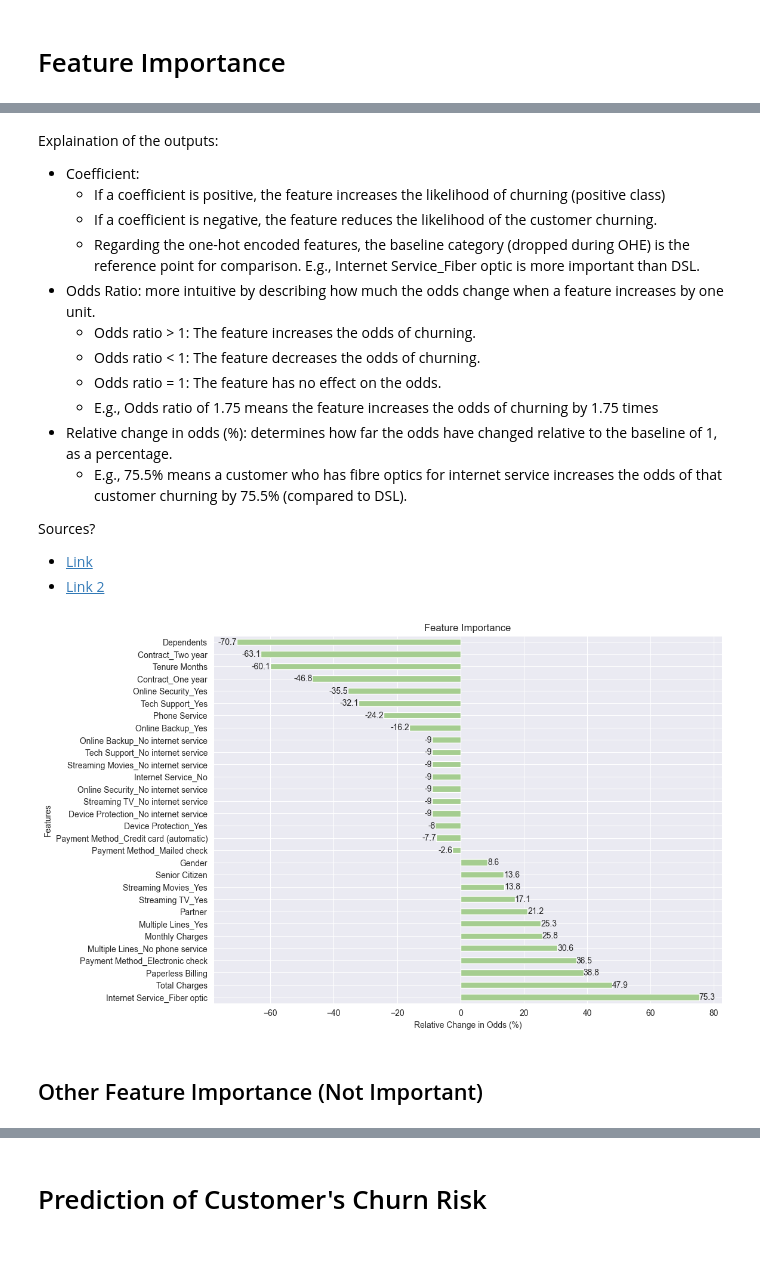
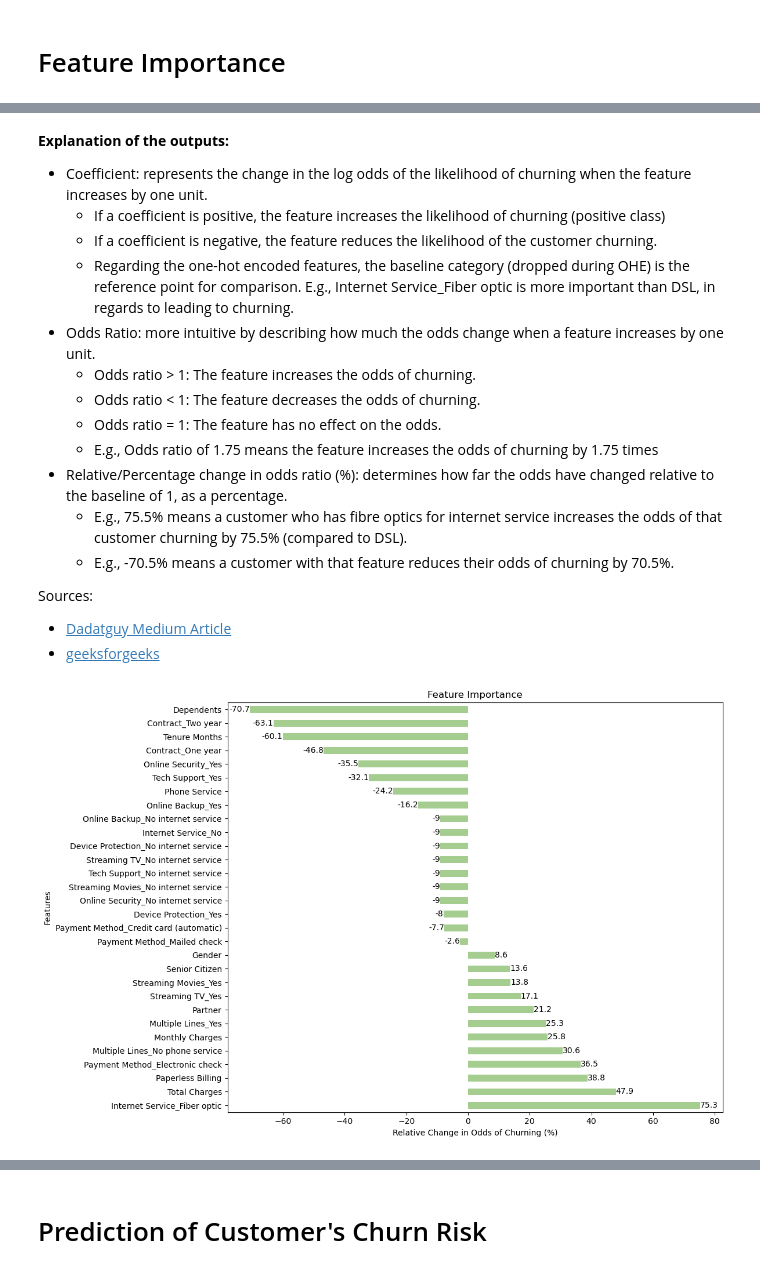
Before and after one commit to IsabelleRaj/Swan-Consulting, a Jupyter notebook: Customer_Guardians_Swan_Project.ipynb, the cells around one changed output, grey strips where cells are left out. Saved outputs shown, nothing was run; the diff lists cells and outputs as text; code cells hidden in the pictures.

Commit message:
Updated feature importance and appendix sections

```diff
--- a/Customer_Guardians_Swan_Project.ipynb
+++ b/Customer_Guardians_Swan_Project.ipynb
@@ -980,7 +985,7 @@ fe_cols = ['Gender', 'Senior Citizen', 'Partner', 'Dependents', 'Tenure Months',
        'Payment Method_Credit card (automatic)',
        'Payment Method_Electronic check', 'Payment Method_Mailed check']
 # %%
-## Insights on the feature's coefficients, odds ratio and log odds (percentage change in odds)
+## Insights on the feature's coefficients, odds ratio and percentage odds ratio
 
 # Create a variable to store the logisitic model's coefficient for each feature
 coefficients = lr.coef_[0]
@@ -988,7 +993,7 @@ coefficients = lr.coef_[0]
 # Calculate the odds ratio from each coefficient
 odds_ratios = np.exp(coefficients)
 
-# Calculate the relative odds change as a percentage using the log odds of the feature
+# Calculate the relative odds ratio change as a percentage
 percent = ((odds_ratios - 1)*100).round(1)
 
 # Display as a dataframe
@@ -996,7 +1001,8 @@ feature_importance = pd.DataFrame({
     'Feature': fe_cols,
     'Coefficient': coefficients,
     'Odds Ratio': odds_ratios,
-    'Relative Change in Odds (%)': percent})
+    'Relative Change in Odds of Churning (%)': percent
+})
 
 # Order by descending coefficient
 feature_importance = feature_importance.sort_values(by='Coefficient', ascending=False)
@@ -1024,45 +1030,47 @@ Feature Importance:
 | 26 | Contract_Two year | -0.995842 | 0.369412 | -63.1 |
 | 3 | Dependents | -1.226646 | 0.293275 | -70.7 |
 # %% [markdown]
-Explaination of the outputs:
-- Coefficient:
+**Explanation of the outputs:**
+- Coefficient: represents the change in the log odds of the likelihood of churning when the feature increases by one unit.
   - If a coefficient is positive, the feature increases the likelihood of churning (positive class)
   - If a coefficient is negative, the feature reduces the likelihood of the customer churning.
-  - Regarding the one-hot encoded features, the baseline category (dropped during OHE) is the reference point for comparison. E.g., Internet Service_Fiber optic is more important than DSL.
+  - Regarding the one-hot encoded features, the baseline category (dropped during OHE) is the reference point for comparison. E.g., Internet Service_Fiber optic is more important than DSL, in regards to leading to churning.
 - Odds Ratio: more intuitive by describing how much the odds change when a feature increases by one unit.
   - Odds ratio > 1: The feature increases the odds of churning.
   - Odds ratio < 1: The feature decreases the odds of churning.
   - Odds ratio = 1: The feature has no effect on the odds.
   - E.g., Odds ratio of 1.75 means the feature increases the odds of churning by 1.75 times
-- Relative change in odds (%): determines how far the odds have changed relative to the baseline of 1, as a percentage.
+- Relative/Percentage change in odds ratio (%): determines how far the odds have changed relative to the baseline of 1, as a percentage.
   - E.g., 75.5% means a customer who has fibre optics for internet service increases the odds of that customer churning by 75.5% (compared to DSL).
+  - E.g., -70.5% means a customer with that feature reduces their odds of churning by 70.5%.
 
-Sources?
-  - [Link](https://dadataguy.medium.com/logistic-regression-using-statsmodels-a63e7944de76)
-  - [Link 2](https://www.geeksforgeeks.org/understanding-feature-importance-in-logistic-regression-models/#2-odds-ratios)
+Sources:
+  - [Dadatguy Medium Article](https://dadataguy.medium.com/logistic-regression-using-statsmodels-a63e7944de76)
+  - [geeksforgeeks](https://www.geeksforgeeks.org/understanding-feature-importance-in-logistic-regression-models/#2-odds-ratios)
 # %%
 # Plot the feature importance as a barplot
 ax = feature_importance.plot(x='Feature',
-                             y='Relative Change in Odds (%)',
+                             y='Relative Change in Odds of Churning (%)',
                              kind='barh',
-                             figsize=(11, 8),
+                             figsize=(12, 8),
                              colormap= 'crest')
 
 # Remove the legend
 ax.legend().set_visible(False)
 
 # Customise the labels and title
-ax.set_xlabel('Relative Change in Odds (%)')
+ax.set_xlabel('Relative Change in Odds of Churning (%)')
 ax.set_ylabel('Features')
 ax.set_title('Feature Importance')
 
 # Plot the percentage as annotations
 for i in ax.containers:
     ax.bar_label(i)
 
+# Save the figure
+plt.tight_layout()
+#plt.savefig("Feature_importance.png")
 # Show the plot
 plt.show()
 # %% [output]
-[figure, old version]
+[figure, new version]
-# %% [markdown]
-## Other Feature Importance (Not Important)
```
Also changed, not shown: parts of 17 cells of this notebook.
